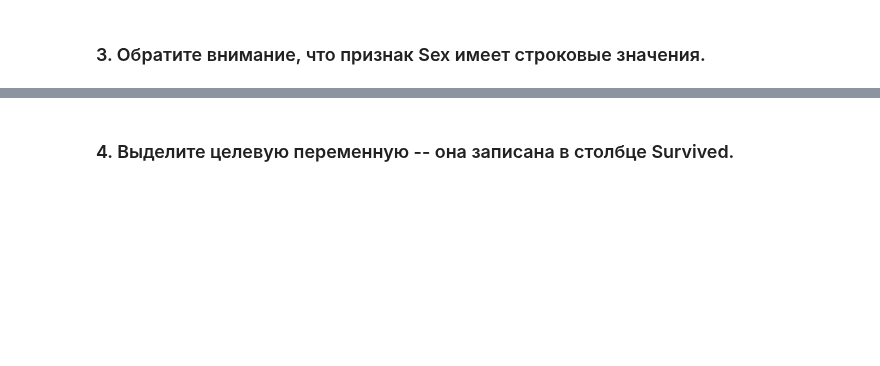
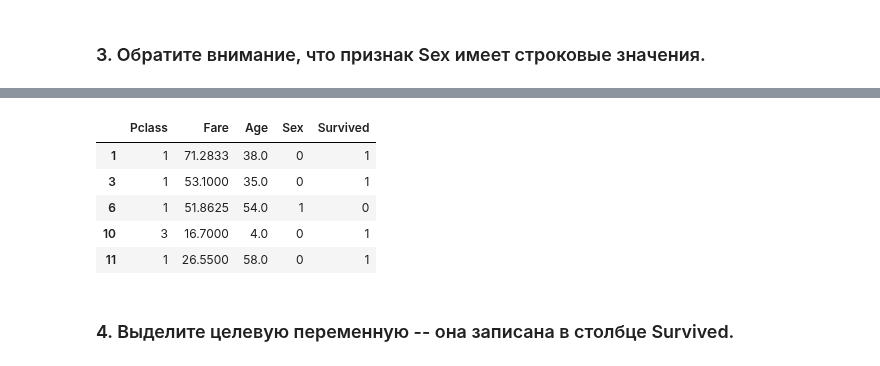
Before and after one commit to murpunk/Programming_2023, a Jupyter notebook: ML_Trees.ipynb, the cells around one changed output, grey strips where cells are left out. Cells and saved outputs as stored; diff of their text form; code cells hidden in the pictures; blank space fills up the shorter version.

```diff
--- a/ML_Trees.ipynb
+++ b/ML_Trees.ipynb
@@ -66,2 +132,12 @@
+# %%
+df_titanic = df_titanic.replace(["male", "female"], [1, 0])
+df_titanic.head()
+# %% [output]
+|  | Pclass | Fare | Age | Sex | Survived |
+| 1 | 1 | 71.2833 | 38.0 | 0 | 1 |
+| 3 | 1 | 53.1000 | 35.0 | 0 | 1 |
+| 6 | 1 | 51.8625 | 54.0 | 1 | 0 |
+| 10 | 3 | 16.7000 | 4.0 | 0 | 1 |
+| 11 | 1 | 26.5500 | 58.0 | 0 | 1 |
 # %% [markdown]
 ### 4. Выделите целевую переменную -- она записана в столбце Survived.
```
Also changed, not shown: parts of 20 cells of this notebook.
